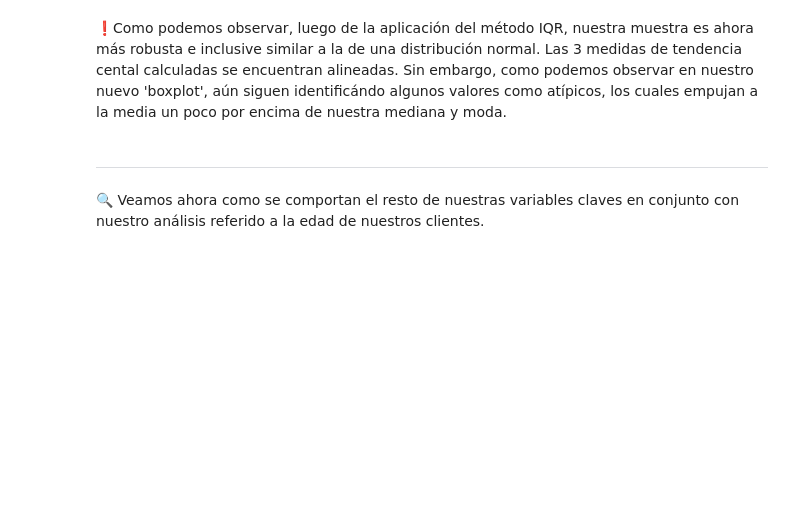
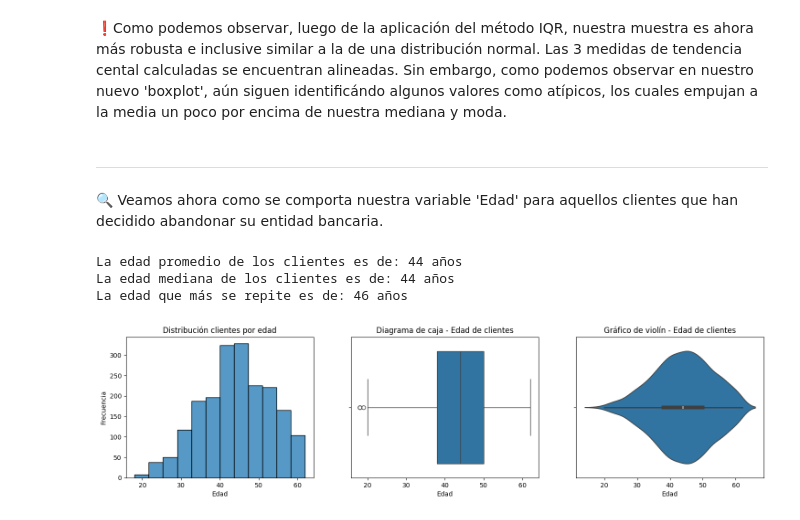
Before and after one commit to julianfvazquez/CH-DS-I, a Jupyter notebook: ProyectoDS_ParteI_Vazquez.ipynb, the cells around one changed output. Drawn from its saved outputs; the diff is of its cells as text; code cells hidden in the pictures; blank space fills up the shorter version.

```diff
--- a/ProyectoDS_ParteI_Vazquez.ipynb
+++ b/ProyectoDS_ParteI_Vazquez.ipynb
@@ -264,5 +264,40 @@ La edad que más se repite es de: 37 años
 
 
 ---
-# %% [markdown]
-🔍 Veamos ahora como se comportan el resto de nuestras variables claves en conjunto con nuestro análisis referido a la edad de nuestros clientes.
+# %% [markdown]
+🔍 Veamos ahora como se comporta nuestra variable 'Edad' para aquellos clientes que han decidido abandonar su entidad bancaria.
+# %%
+dataset_churn = dataset_no_outliers[dataset_no_outliers.Exited == 1]
+# %%
+edad_media = round(dataset_churn.Age.mean())
+edad_mediana = round(dataset_churn.Age.median())
+edad_moda = dataset_churn.Age.mode()
+
+print(f'La edad promedio de los clientes es de: {edad_media} años')
+print(f'La edad mediana de los clientes es de: {edad_mediana} años')
+print(f'La edad que más se repite es de: {edad_moda[0]} años')
+# %% [output]
+La edad promedio de los clientes es de: 44 años
+La edad mediana de los clientes es de: 44 años
+La edad que más se repite es de: 46 años
+# %%
+fig, ax = plt.subplots(1,3, figsize=(18,4))
+
+ax01 = sns.histplot(dataset_churn.Age, bins=12, ax=ax[0])
+ax02 = sns.boxplot(dataset_churn, x='Age', ax=ax[1])
+ax03 = sns.violinplot(dataset_churn, x='Age', ax=ax[2])
+
+
+ax01.set_title('Distribución clientes por edad')
+ax01.set_xlabel('Edad')
+ax01.set_ylabel('Frecuencia')
+
+ax02.set_title('Diagrama de caja - Edad de clientes')
+ax02.set_xlabel('Edad')
+
+ax03.set_title('Gráfico de violín - Edad de clientes')
+ax03.set_xlabel('Edad')
+
+plt.show()
+# %% [output]
+[figure, added]
```
